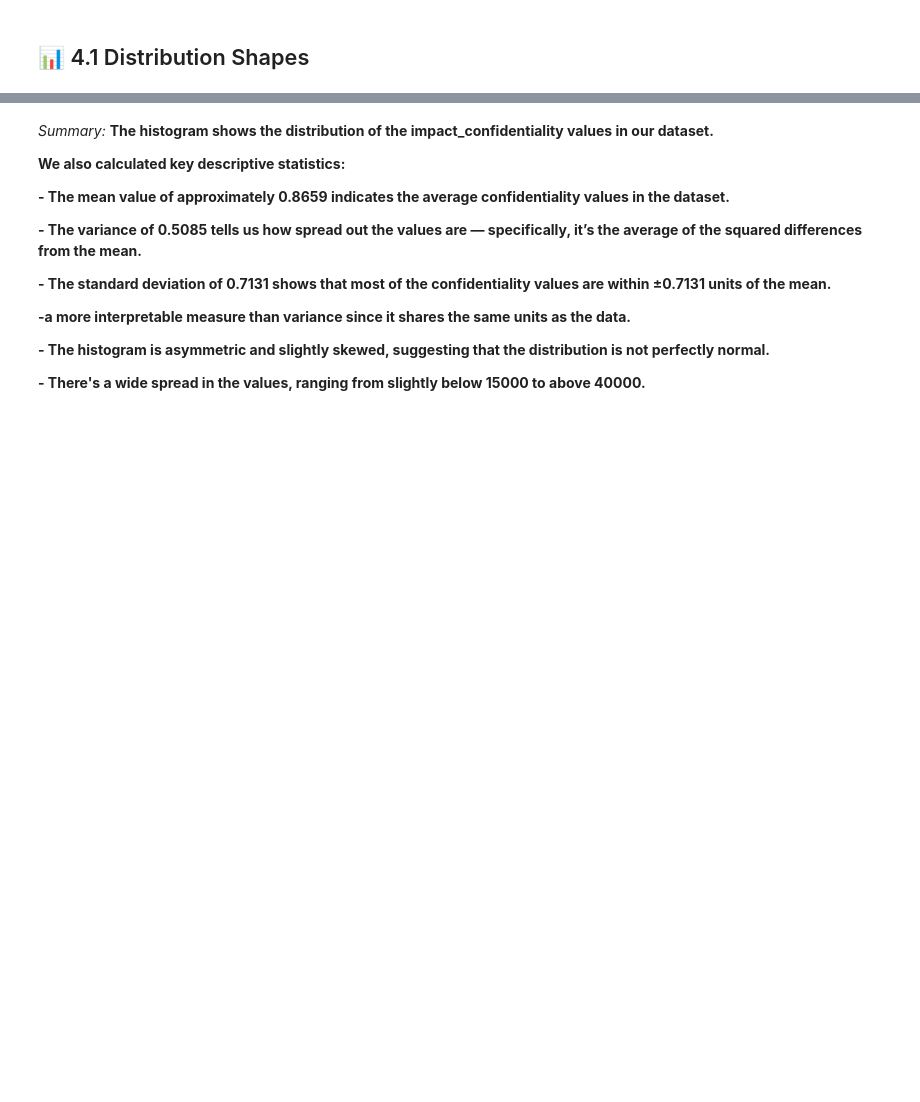
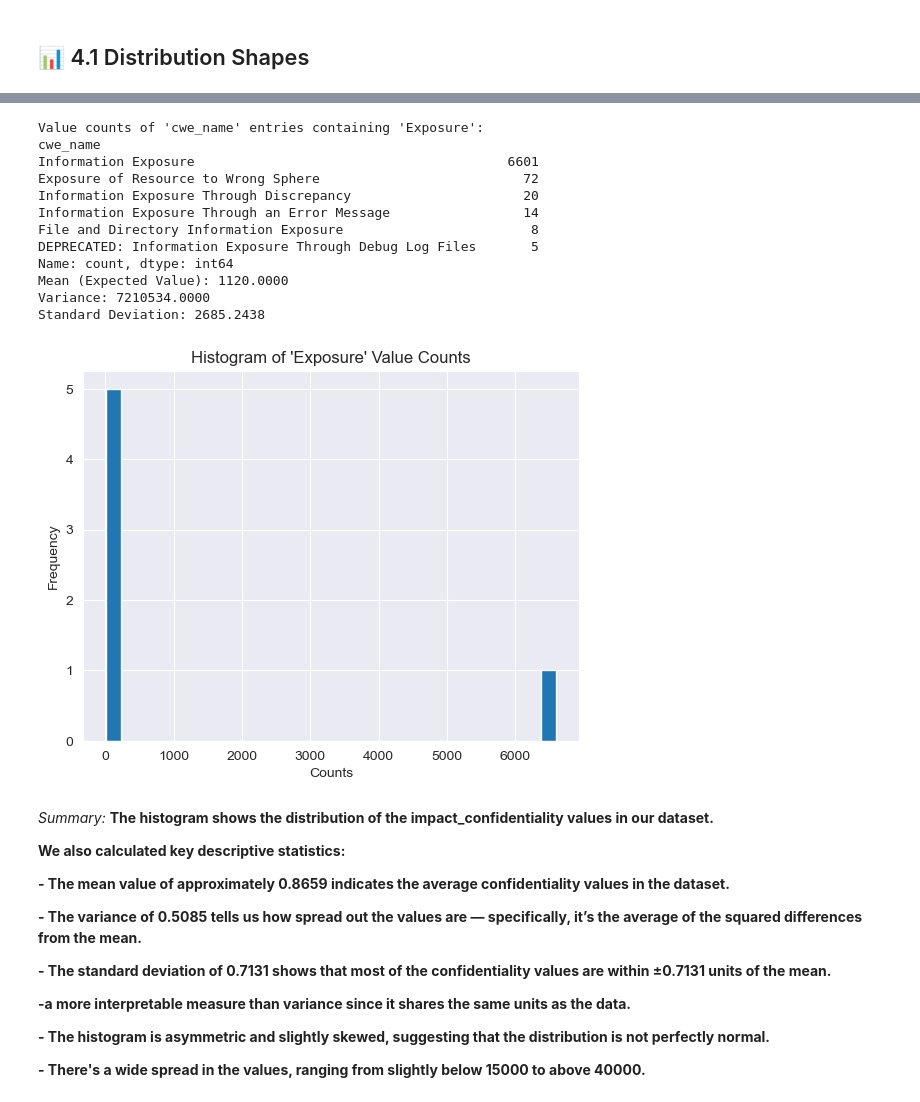
Before and after one commit to 01Qin/DataAnalytics, a Jupyter notebook: mini_project/Common Vulnerability.ipynb, the cells around one changed output, grey strips where cells are left out. Saved outputs shown, nothing was run; the diff lists cells and outputs as text; code cells hidden in the pictures; blank space fills up the shorter version.

```diff
--- a/mini_project/cybersecurity.ipynb
+++ b/mini_project/Common Vulnerability.ipynb
@@ -411,3 +374,41 @@ Standard Deviation: 0.7131
+# %%
+# Value counts of all entries in 'cwe_name' that contain 'Exposure'
+Exposure_value_counts = df.loc[df['cwe_name'].str.contains('Exposure', case=False, na=False), 'cwe_name'].value_counts()
+print(f"\nValue counts of 'cwe_name' entries containing 'Exposure':\n{Exposure_value_counts}")
+
+# Create a new DataFrame from the value counts
+Exposure_counts_df = pd.DataFrame({'cwe_name': Exposure_value_counts.index, 'count': Exposure_value_counts.values})
+
+
+# # Calculate mean, variance, and std of the 'val' column in Exposure_counts_df
+mean_val = Exposure_counts_df['count'].mean()
+var_val =  Exposure_counts_df['count'].var()     # sample variance
+std_val =  Exposure_counts_df['count'].std()     # sample standard deviation
+
+print(f"Mean (Expected Value): {mean_val:.4f}")
+print(f"Variance: {var_val:.4f}")
+print(f"Standard Deviation: {std_val:.4f}")
+
+# Visualize distribution
+plt.hist( Exposure_counts_df['count'], bins=30)
+plt.title(f"Histogram of 'Exposure' Value Counts")
+plt.xlabel('Counts')
+plt.ylabel("Frequency")
+plt.show()
+# %% [output]
+Value counts of 'cwe_name' entries containing 'Exposure':
+cwe_name
+Information Exposure                                        6601
+Exposure of Resource to Wrong Sphere                          72
+Information Exposure Through Discrepancy                      20
+Information Exposure Through an Error Message                 14
+File and Directory Information Exposure                        8
+DEPRECATED: Information Exposure Through Debug Log Files       5
+Name: count, dtype: int64
+Mean (Expected Value): 1120.0000
+Variance: 7210534.0000
+Standard Deviation: 2685.2438
+[figure, added]
 # %% [markdown]
 *Summary:*
 **The histogram shows the distribution of the impact_confidentiality values in our dataset.**
```
Also changed, not shown: parts of 11 cells of this notebook.
